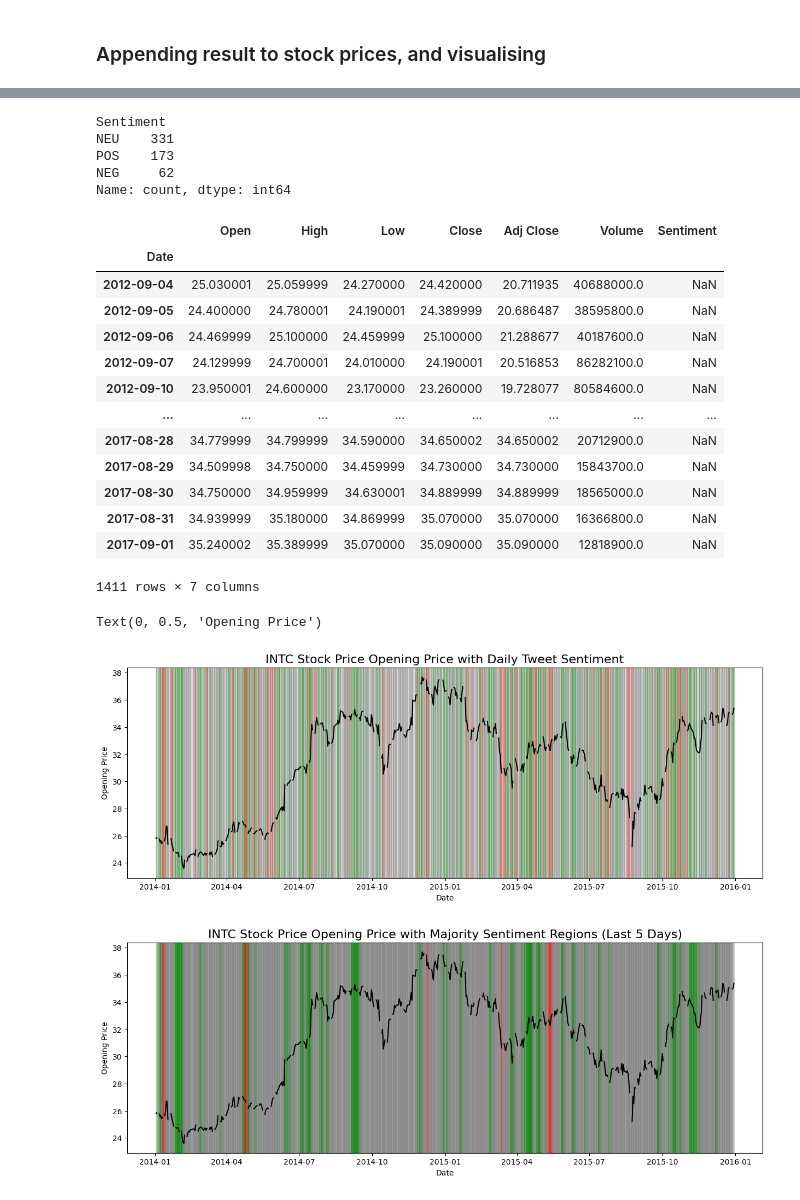
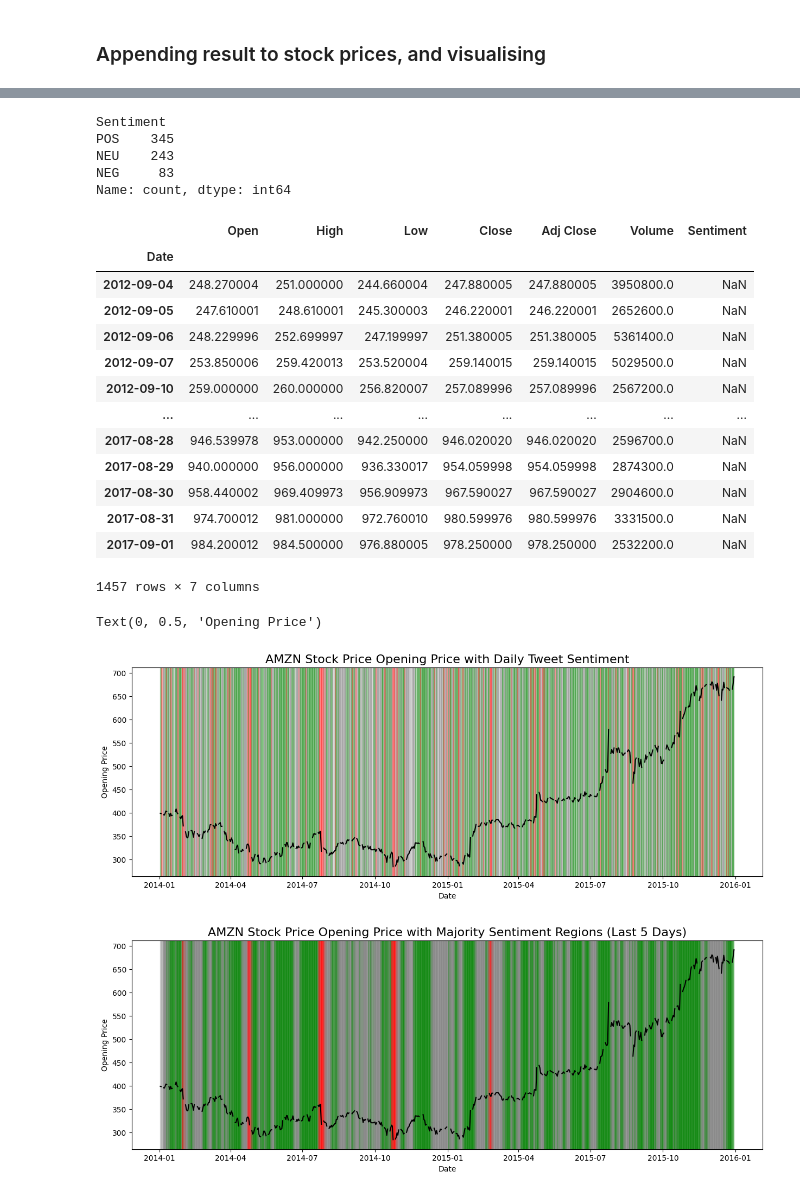
Before and after one commit to milapchu/datathon2_sudata_2024, a Jupyter notebook: sentiment-analysis.ipynb, the cells around one changed output, grey strips where cells are left out. Saved outputs shown, nothing was run; the diff lists cells and outputs as text; code cells hidden in the pictures.

Commit message:
AMZN

```diff
--- a/sentiment-analysis.ipynb
+++ b/sentiment-analysis.ipynb
@@ -67,7 +67,7 @@ data_path = Path('./price/') # Update your path here
 Lets start by getting one day's worth of tweets and analysing the sentiment.
 # %%
 day = '2014-01-01'
-file_path = tweet_path / 'INTC' / day
+file_path = tweet_path / 'AMZN' / day
 # %%
 data = []
 with open(file_path, 'r') as f:
@@ -152,7 +150,7 @@ determine_sentiment(tweet_df['sentiment'])
 # %% [markdown]
 ### Getting the Majority Sentiment for all days
 # %%
-stock = 'INTC'
+stock = 'AMZN'
 stock_path = tweet_path / stock
 # %%
 # gets list of dates in this dir
@@ -204,7 +202,7 @@ all_sentiments[:5]
 # %% [markdown]
 ### Appending result to stock prices, and visualising
 # %%
-data_path = Path('./price/INTC.csv') # Update your path here
+data_path = Path('./price/AMZN.csv') # Update your path here
 df = pd.read_csv(data_path, header=0)
 # %%
 sentiment_df = pd.DataFrame(all_sentiments)
@@ -275,27 +273,27 @@ combined_df.head()
 combined_df['Sentiment'].value_counts()
 # %% [output]
 Sentiment
-NEU    331
-POS    173
-NEG     62
+POS    345
+NEU    243
+NEG     83
 Name: count, dtype: int64
 # %%
 combined_df
 # %% [output]
 |  | Open | High | Low | Close | Adj Close | Volume | Sentiment |
 | Date |  |  |  |  |  |  |  |
-| 2012-09-04 | 25.030001 | 25.059999 | 24.270000 | 24.420000 | 20.711935 | 40688000.0 | NaN |
-| 2012-09-05 | 24.400000 | 24.780001 | 24.190001 | 24.389999 | 20.686487 | 38595800.0 | NaN |
-| 2012-09-06 | 24.469999 | 25.100000 | 24.459999 | 25.100000 | 21.288677 | 40187600.0 | NaN |
-| 2012-09-07 | 24.129999 | 24.700001 | 24.010000 | 24.190001 | 20.516853 | 86282100.0 | NaN |
-| 2012-09-10 | 23.950001 | 24.600000 | 23.170000 | 23.260000 | 19.728077 | 80584600.0 | NaN |
+| 2012-09-04 | 248.270004 | 251.000000 | 244.660004 | 247.880005 | 247.880005 | 3950800.0 | NaN |
+| 2012-09-05 | 247.610001 | 248.610001 | 245.300003 | 246.220001 | 246.220001 | 2652600.0 | NaN |
+| 2012-09-06 | 248.229996 | 252.699997 | 247.199997 | 251.380005 | 251.380005 | 5361400.0 | NaN |
+| 2012-09-07 | 253.850006 | 259.420013 | 253.520004 | 259.140015 | 259.140015 | 5029500.0 | NaN |
+| 2012-09-10 | 259.000000 | 260.000000 | 256.820007 | 257.089996 | 257.089996 | 2567200.0 | NaN |
 | ... | ... | ... | ... | ... | ... | ... | ... |
-| 2017-08-28 | 34.779999 | 34.799999 | 34.590000 | 34.650002 | 34.650002 | 20712900.0 | NaN |
-| 2017-08-29 | 34.509998 | 34.750000 | 34.459999 | 34.730000 | 34.730000 | 15843700.0 | NaN |
-| 2017-08-30 | 34.750000 | 34.959999 | 34.630001 | 34.889999 | 34.889999 | 18565000.0 | NaN |
-| 2017-08-31 | 34.939999 | 35.180000 | 34.869999 | 35.070000 | 35.070000 | 16366800.0 | NaN |
-| 2017-09-01 | 35.240002 | 35.389999 | 35.070000 | 35.090000 | 35.090000 | 12818900.0 | NaN |
+| 2017-08-28 | 946.539978 | 953.000000 | 942.250000 | 946.020020 | 946.020020 | 2596700.0 | NaN |
+| 2017-08-29 | 940.000000 | 956.000000 | 936.330017 | 954.059998 | 954.059998 | 2874300.0 | NaN |
+| 2017-08-30 | 958.440002 | 969.409973 | 956.909973 | 967.590027 | 967.590027 | 2904600.0 | NaN |
+| 2017-08-31 | 974.700012 | 981.000000 | 972.760010 | 980.599976 | 980.599976 | 3331500.0 | NaN |
+| 2017-09-01 | 984.200012 | 984.500000 | 976.880005 | 978.250000 | 978.250000 | 2532200.0 | NaN |
-1411 rows × 7 columns
+1457 rows × 7 columns
 # %%
 df = combined_df.loc[(combined_df.index > '2014-01-01') & (combined_df.index < '2015-12-31')]
 
@@ -316,12 +314,12 @@ for i in range(1, len(df)):
     # Use ax.axhspan to color the region between two dates
     ax.axvspan(prev_date, curr_date, color=color, alpha=0.3)
 
-ax.set_title('INTC Stock Price Opening Price with Daily Tweet Sentiment', fontsize=16)
+ax.set_title('AMZN Stock Price Opening Price with Daily Tweet Sentiment', fontsize=16)
 ax.set_xlabel('Date')
 ax.set_ylabel('Opening Price')
 # %% [output]
 Text(0, 0.5, 'Opening Price')
-[figure, old version]
+[figure, new version]
 # %%
 def majority_sentiment(sentiments):
     pos_count = (sentiments == 'POS').sum()
@@ -337,28 +335,28 @@ def majority_sentiment(sentiments):
 # %%
 fig, ax = plt.subplots(figsize=(15, 5))
 
 ax.plot(df.index, df['Open'], label='Opening Price', color='black')
 
 for i in range(4, len(df)):  # Start at 4 since we need to look back 4 days
     prev_date = df.index[i - 4]  #
     curr_date = df.index[i]
 
 
     sentiment_last_five_days = df['Sentiment'].iloc[i-4:i+1]
 
     # Determine the majority sentiment over the last 5 days
     majority = majority_sentiment(sentiment_last_five_days)
 
 
     color = color_map.get(majority, 'gray')
     ax.axvspan(prev_date, curr_date, color=color, alpha=0.3)
 
 
-ax.set_title('INTC Stock Price Opening Price with Majority Sentiment Regions (Last 5 Days)', fontsize=16)
+ax.set_title('AMZN Stock Price Opening Price with Majority Sentiment Regions (Last 5 Days)', fontsize=16)
 ax.set_xlabel('Date')
 ax.set_ylabel('Opening Price')
 
 
 plt.show()
 # %% [output]
-[figure, old version]
+[figure, new version]
```
Also changed, not shown: parts of 14 cells of this notebook.
